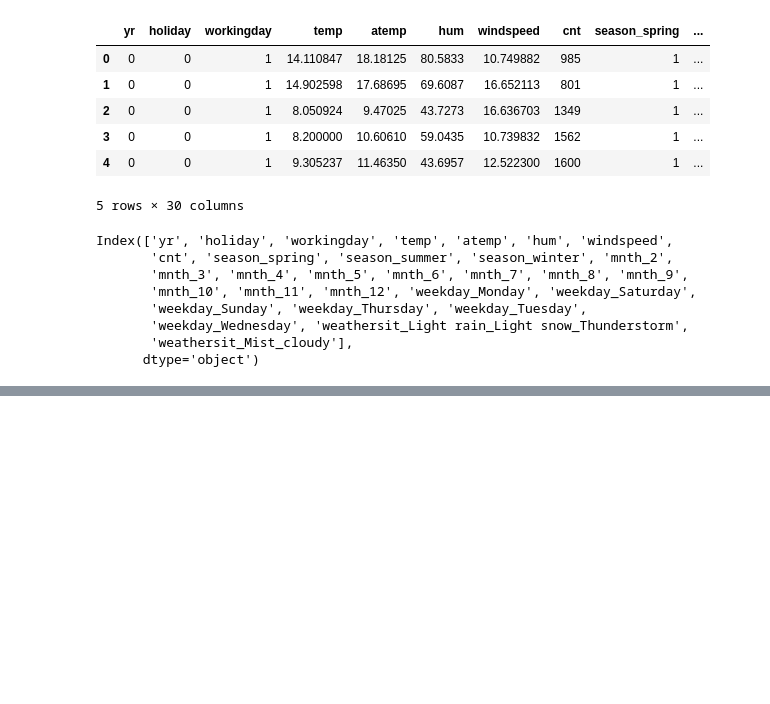
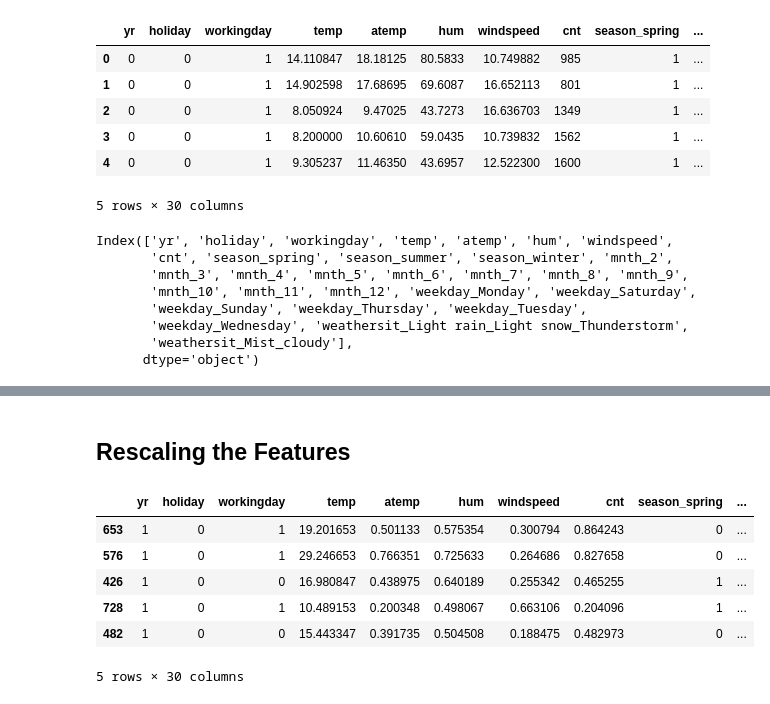
Before and after one commit to DhruvDA/Bike_assignment_lm, a Jupyter notebook: Assignment.ipynb, the cells around one changed output, grey strips where cells are left out. Drawn from its saved outputs; the diff is of its cells as text; code cells hidden in the pictures; blank space fills up the shorter version.

```diff
--- a/Assignment.ipynb
+++ b/Assignment.ipynb
@@ -278,0 +287,2 @@ Index(['yr', 'holiday', 'workingday', 'temp', 'atemp', 'hum', 'windspeed',
+# %% [markdown]
+## Rescaling the Features
@@ -278,0 +298,10 @@ Index(['yr', 'holiday', 'workingday', 'temp', 'atemp', 'hum', 'windspeed',
+# %%
+df_train.head()
+# %% [output]
+|  | yr | holiday | workingday | temp | atemp | hum | windspeed | cnt | season_spring | ... |
+| 653 | 1 | 0 | 1 | 19.201653 | 0.501133 | 0.575354 | 0.300794 | 0.864243 | 0 | ... |
+| 576 | 1 | 0 | 1 | 29.246653 | 0.766351 | 0.725633 | 0.264686 | 0.827658 | 0 | ... |
+| 426 | 1 | 0 | 0 | 16.980847 | 0.438975 | 0.640189 | 0.255342 | 0.465255 | 1 | ... |
+| 728 | 1 | 0 | 1 | 10.489153 | 0.200348 | 0.498067 | 0.663106 | 0.204096 | 1 | ... |
+| 482 | 1 | 0 | 0 | 15.443347 | 0.391735 | 0.504508 | 0.188475 | 0.482973 | 0 | ... |
+5 rows × 30 columns
```
Also changed, not shown: parts of 35 cells of this notebook.
